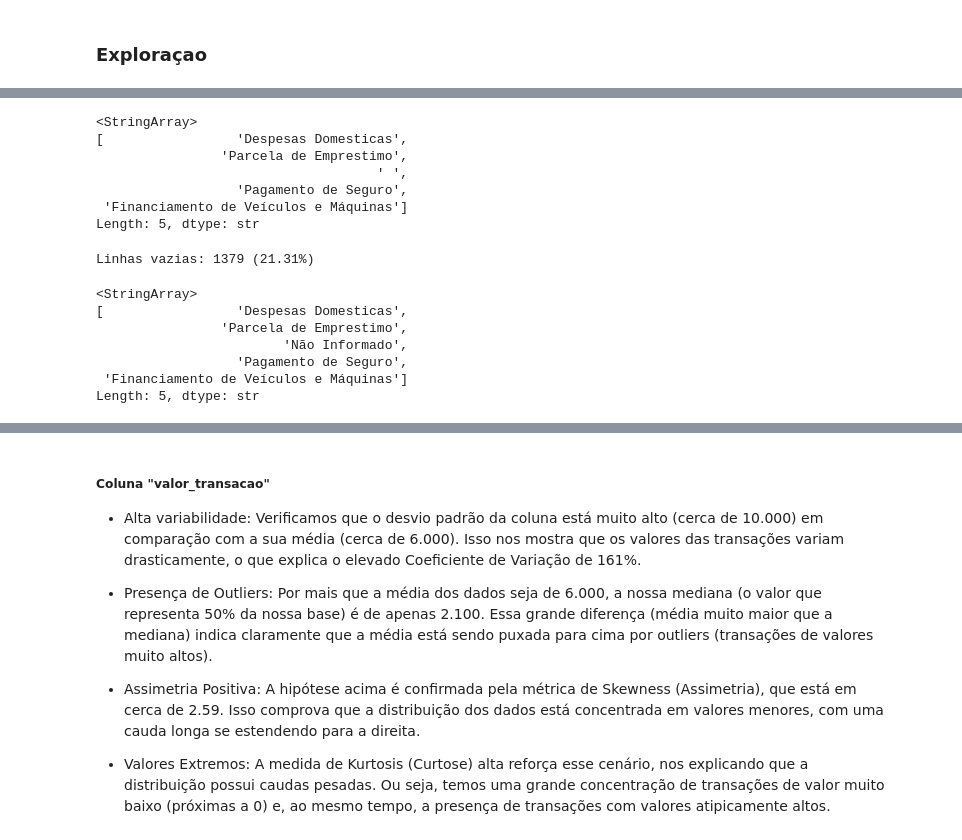
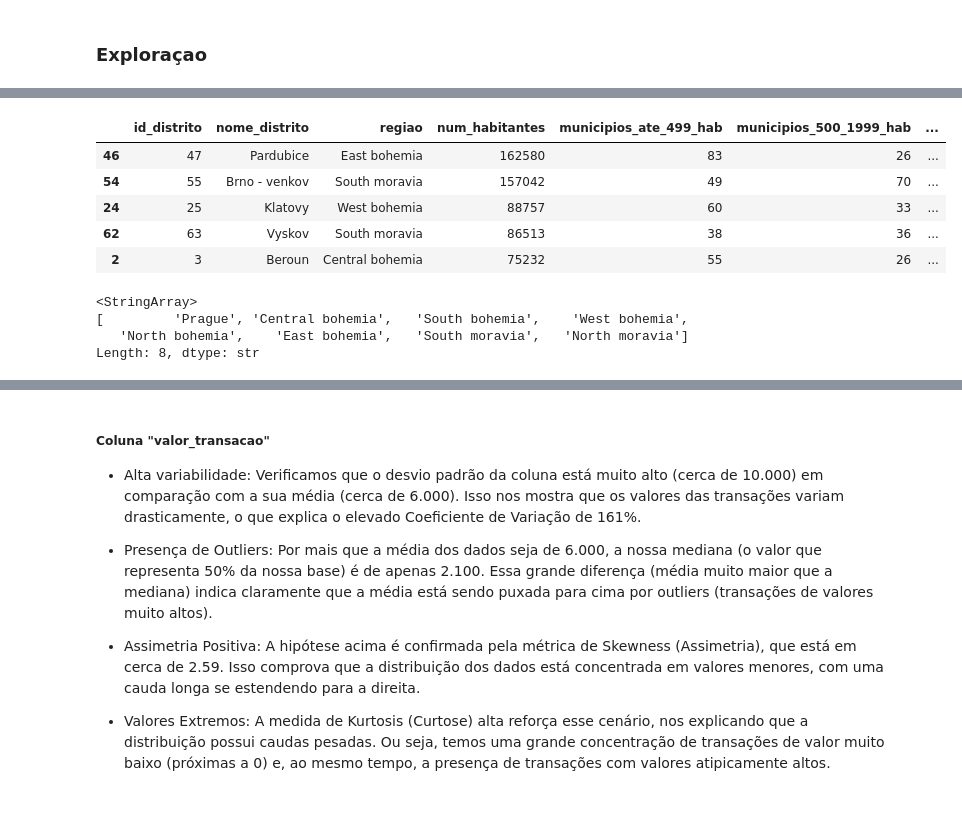
Before and after one commit to christianwislockioli-rgb/Analise_de_Risco_e_Melhoria_de_Fluxo_Operacional_de_Credito, a Jupyter notebook: 02_dados/src/Projeto.ipynb, the cells around one changed output, grey strips where cells are left out. Cells and saved outputs as stored; diff of their text form; code cells hidden in the pictures; blank space fills up the shorter version.

```diff
--- a/02_dados/src/Projeto.ipynb
+++ b/02_dados/src/Projeto.ipynb
@@ -112,35 +268,31 @@ dtype: float64
+# %%
+distrito_df.sample(5)
+# %% [output]
+|  | id_distrito | nome_distrito | regiao | num_habitantes | municipios_ate_499_hab | municipios_500_1999_hab | ... |
+| 46 | 47 | Pardubice | East bohemia | 162580 | 83 | 26 | ... |
+| 54 | 55 | Brno - venkov | South moravia | 157042 | 49 | 70 | ... |
+| 24 | 25 | Klatovy | West bohemia | 88757 | 60 | 33 | ... |
+| 62 | 63 | Vyskov | South moravia | 86513 | 38 | 36 | ... |
+| 2 | 3 | Beroun | Central bohemia | 75232 | 55 | 26 | ... |
 # %%
 # Verificação de dados unicos para identificaçao de possiveis erros
-print(ordens_df['categoria_pagamento'].unique())
+print(distrito_df['regiao'].unique())
 # %% [output]
 <StringArray>
-[                 'Despesas Domesticas',
-                'Parcela de Emprestimo',
-                                    ' ',
-                  'Pagamento de Seguro',
- 'Financiamento de Veículos e Máquinas']
-Length: 5, dtype: str
+[         'Prague', 'Central bohemia',   'South bohemia',    'West bohemia',
+   'North bohemia',    'East bohemia',   'South moravia',   'North moravia']
+Length: 8, dtype: str
 # %%
 # Conta quantas linhas possuem o espaço em branco
-quantidade_vazios = (ordens_df['categoria_pagamento'] == ' ').sum()
+quantidade_vazios = (ordens_df['banco_destino'] == ' ').sum()
 total_linhas = len(ordens_df)
 porcentagem = (quantidade_vazios / total_linhas) * 100
 
 print(f"Linhas vazias: {quantidade_vazios} ({porcentagem:.2f}%)")
-# %% [output]
-Linhas vazias: 1379 (21.31%)
 # %%
 # Substitui o espaço vazio por 'Não Informado'
-ordens_df['categoria_pagamento'] = ordens_df['categoria_pagamento'].replace(' ', 'Não Informado')
+transacoes_df['categoria_transacao'] = transacoes_df['categoria_transacao'].replace(' ', 'Não Informado')
 
 # Verificação
-print(ordens_df['categoria_pagamento'].unique())
+print(transacoes_df['categoria_transacao'].unique())
-# %% [output]
-<StringArray>
-[                 'Despesas Domesticas',
-                'Parcela de Emprestimo',
-                        'Não Informado',
-                  'Pagamento de Seguro',
- 'Financiamento de Veículos e Máquinas']
-Length: 5, dtype: str
 # %%
```
Also changed, not shown: parts of 34 cells of this notebook.
